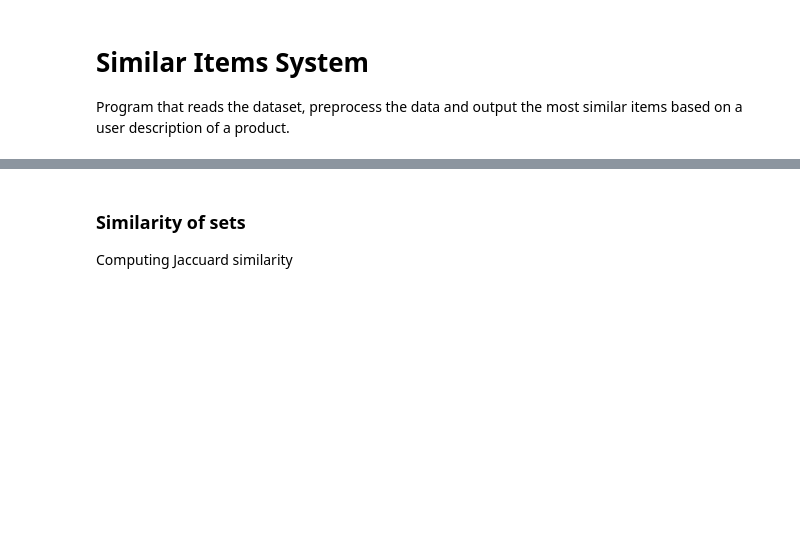
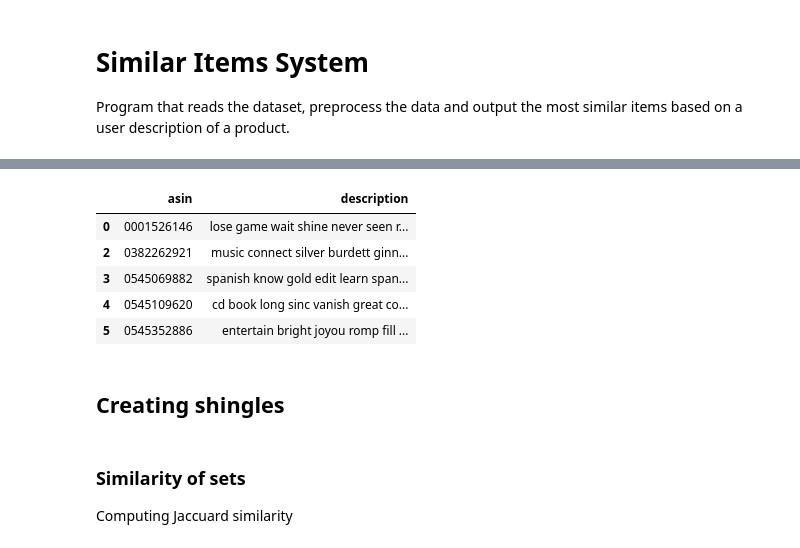
Before and after one commit to AriannaBi/Group7-DataScience, a Jupyter notebook: main_updated.ipynb, the cells around one changed output, grey strips where cells are left out. Drawn from its saved outputs; the diff is of its cells as text; code cells hidden in the pictures; blank space fills up the shorter version.

```diff
--- a/main_updated.ipynb
+++ b/main_updated.ipynb
@@ -355,0 +318,11 @@ df_asin_description
+# %%
+df_asin_description.head()
+# %% [output]
+|  | asin | description |
+| 0 | 0001526146 | lose game wait shine never seen r... |
+| 2 | 0382262921 | music connect silver burdett ginn... |
+| 3 | 0545069882 | spanish know gold edit learn span... |
+| 4 | 0545109620 | cd book long sinc vanish great co... |
+| 5 | 0545352886 | entertain bright joyou romp fill ... |
+# %% [markdown]
+## Creating shingles
```
Also changed, not shown: parts of 17 cells of this notebook, 6 other files.
